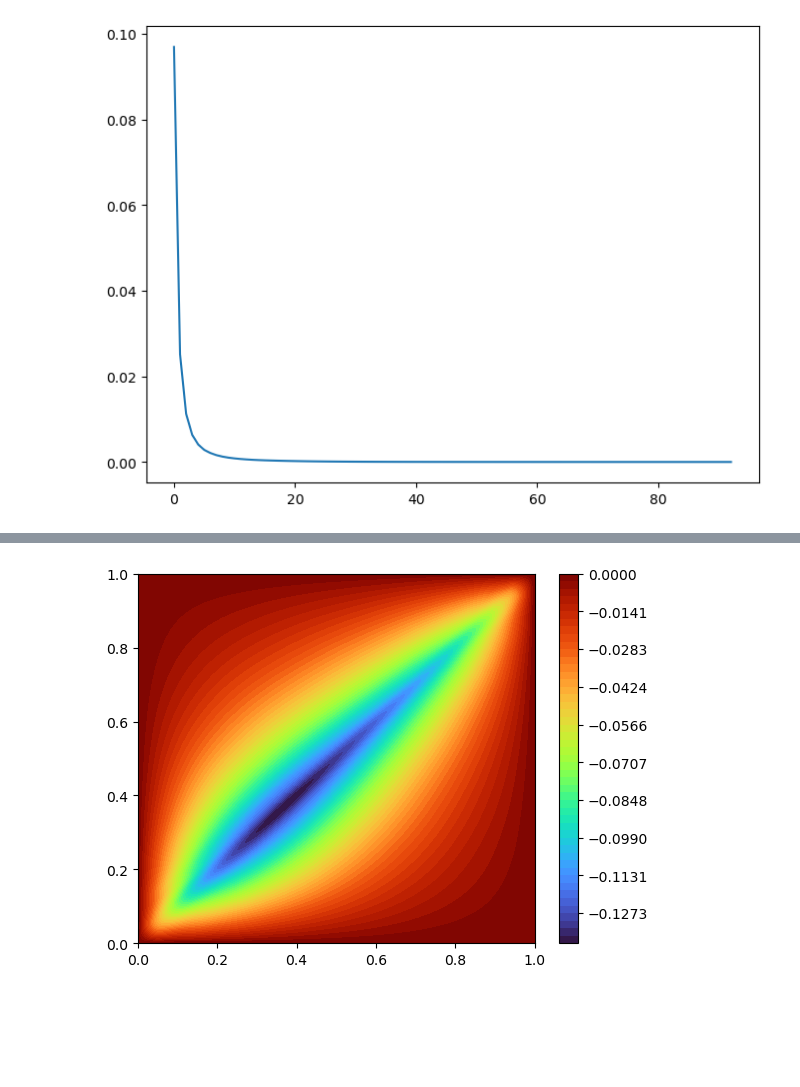
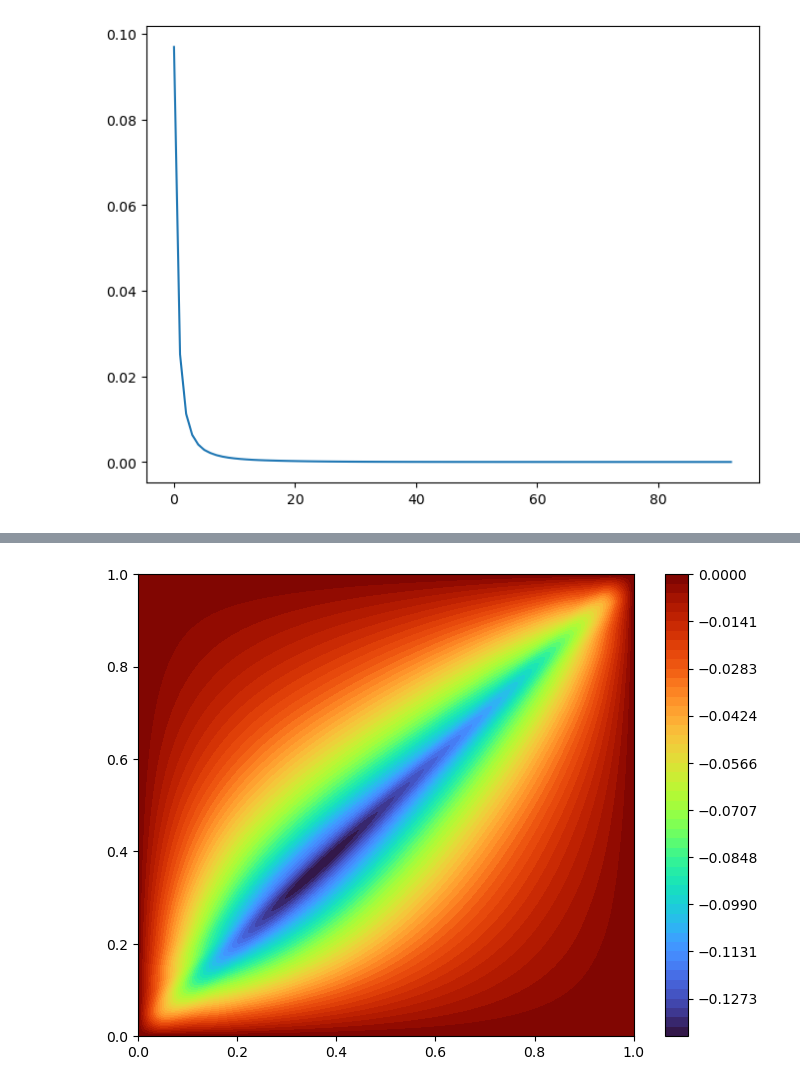
Before and after one commit to hsharsh/chebgreen, a Jupyter notebook: main/airy.ipynb, the cells around one changed output, grey strips where cells are left out. Saved outputs shown, nothing was run; the diff lists cells and outputs as text; code cells hidden in the pictures; blank space fills up the shorter version.

```diff
--- a/main/airy.ipynb
+++ b/main/airy.ipynb
@@ -180,5 +174,5 @@ plt.legend(['True','Project-retract'])
 # %%
-airy.G[5].plot()
+airy.G[5].plot(figsize = (8,6))
 # %% [output]
-[figure, old version]
+[figure, new version]
 # %%
```
Also changed, not shown: parts of 11 cells of this notebook, 8 other files.
